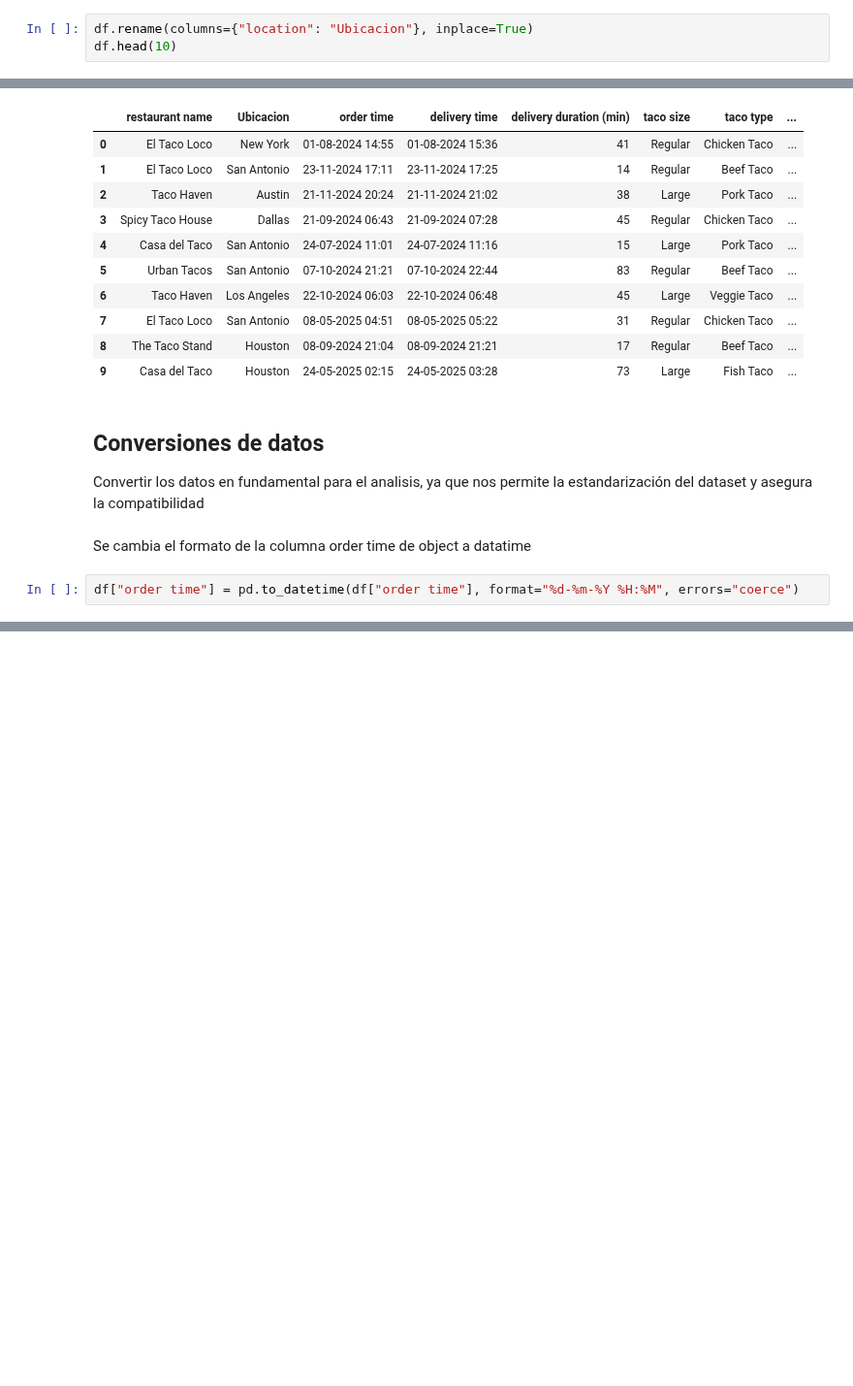
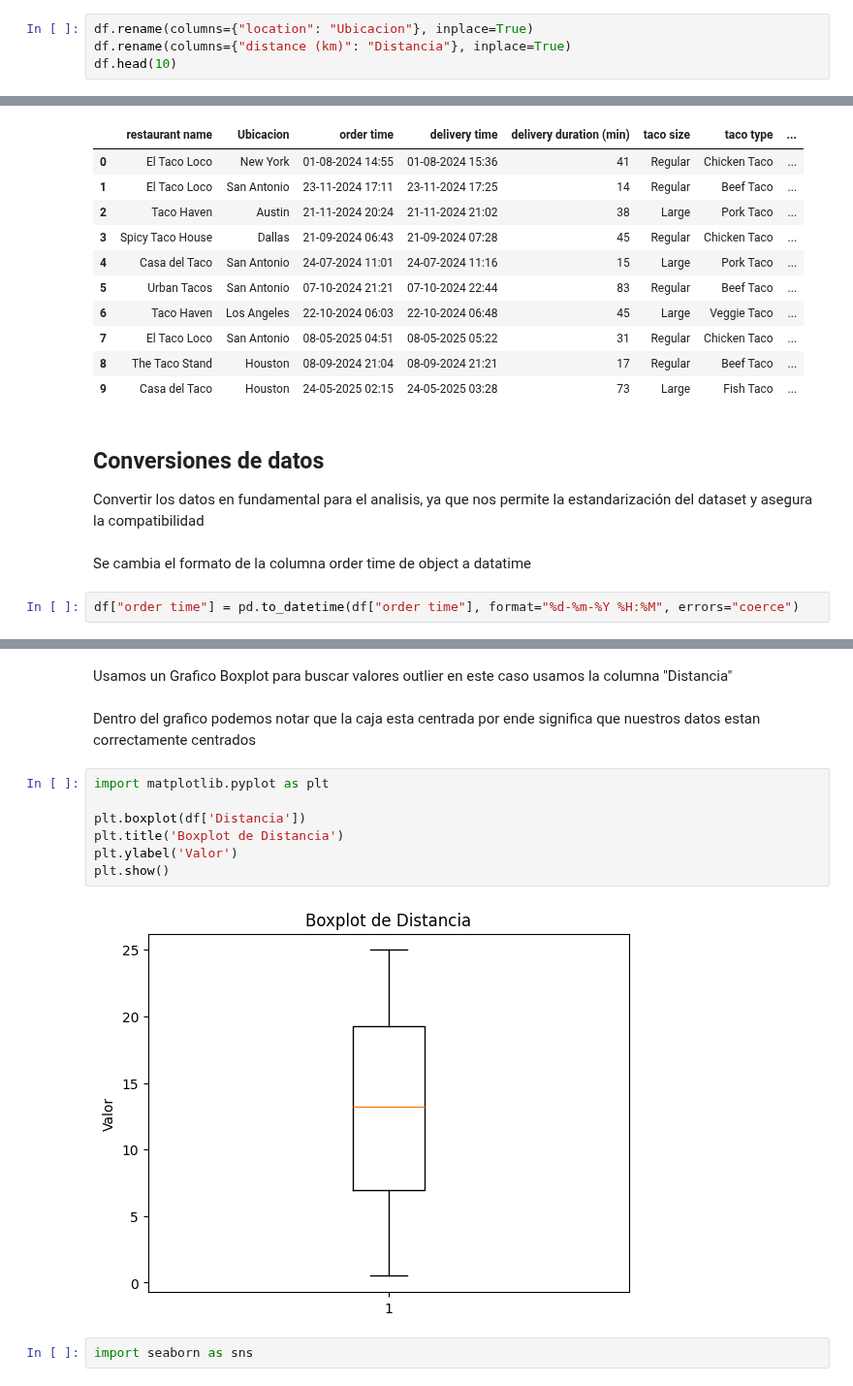
Before and after one commit to buitrekommando/mineriaAIEP_02, a Jupyter notebook: notebooks/LimpiezaDeDatos(Marcos).ipynb, the cells around one changed output, grey strips where cells are left out. Shown at 97% size. Cells and saved outputs as stored; diff of their text form; blank space fills up the shorter version.

Commit message:
boxplot

```diff
--- a/notebooks/LimpiezaDeDatos(Marcos).ipynb
+++ b/notebooks/LimpiezaDeDatos(Marcos).ipynb
@@ -166,6 +168,7 @@ df.head(10)
  El metodo *df.rename(columns={"NombreAntiguo": "NombreNuevo"}, inplace=True)* nos permite cambiar el nombre de las columnas
 # %%
 df.rename(columns={"location": "Ubicacion"}, inplace=True)
+df.rename(columns={"distance (km)": "Distancia"}, inplace=True)
 df.head(10)
 # %% [output]
 |  | order id | restaurant name | Ubicacion | order time | delivery time | delivery duration (min) | taco size | ... |
@@ -206,0 +246,15 @@ df["order time"] = pd.to_datetime(df["order time"], format="%d-%m-%Y %H:%M", err
+# %% [markdown]
+Usamos un Grafico Boxplot para buscar valores outlier en este caso usamos la columna "Distancia"
+# %% [markdown]
+Dentro del grafico podemos notar que la caja esta centrada por ende significa que nuestros datos estan correctamente centrados
+# %%
+import matplotlib.pyplot as plt
+
+plt.boxplot(df['Distancia'])
+plt.title('Boxplot de Distancia')
+plt.ylabel('Valor')
+plt.show()
+# %% [output]
+[figure, added]
+# %%
+import seaborn as sns
```
Also changed, not shown: parts of 3 cells of this notebook.
